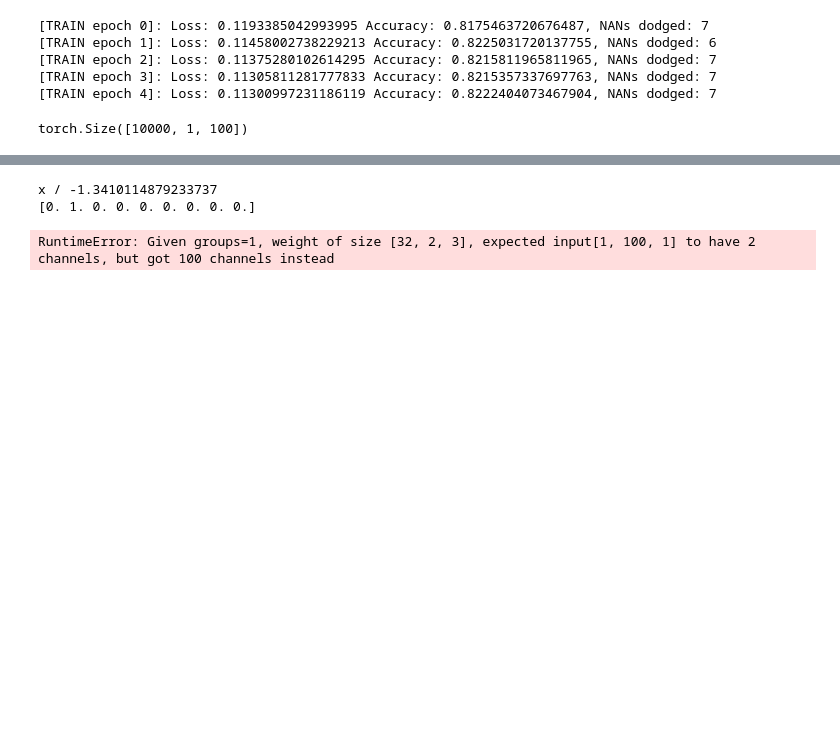
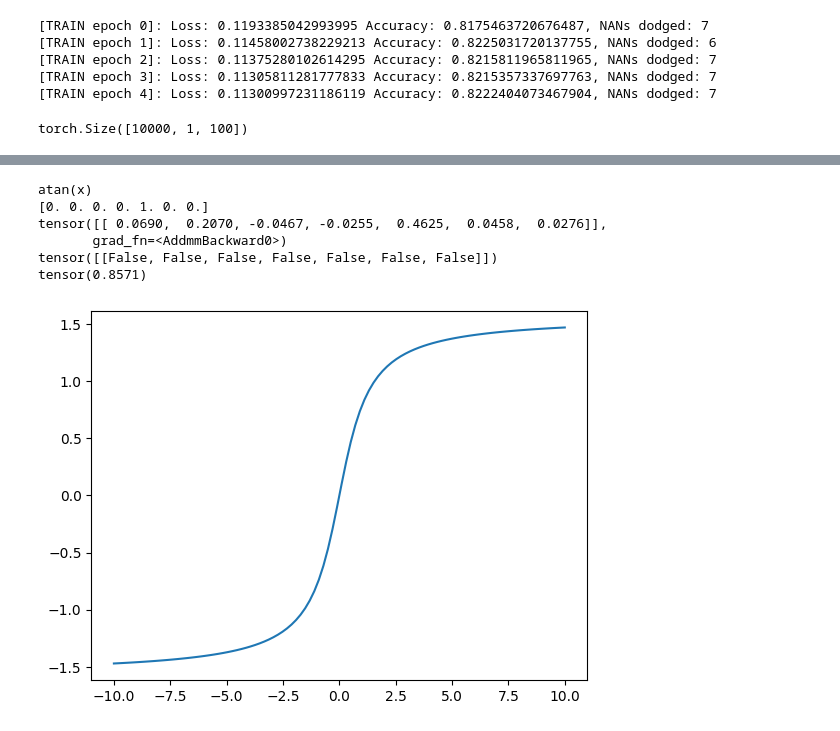
Before and after one commit to hgruniaux/MLP-SymReg, a Jupyter notebook: test.ipynb, the cells around one changed output, grey strips where cells are left out. Drawn from its saved outputs; the diff is of its cells as text; code cells hidden in the pictures; blank space fills up the shorter version.

```diff
--- a/test.ipynb
+++ b/test.ipynb
@@ -232,8 +260,8 @@ def train_model(model, dataloader, epochs):
   model.to(device)
   model.train()
 
-  optimizer = torch.optim.Adam(model.parameters(), lr=1e-4, weight_decay=1e-1)
-  loss_fn = nn.CrossEntropyLoss()
+  optimizer = torch.optim.Adam(model.parameters(), lr=1e-4, weight_decay=1e-3)
+  loss_fn = nn.MSELoss()
 
   for epoch in range(epochs):
     running_loss, running_acc = 0.0, 0
@@ -289,13 +317,11 @@ class CNN(nn.Module):
         super(CNN, self).__init__()
 
         # Convolutional layers
-        self.conv1 = nn.Conv1d(in_channels=2, out_channels=32, kernel_size=3, stride=1, padding=1)
-        self.conv2 = nn.Conv1d(in_channels=32, out_channels=64, kernel_size=3, stride=1, padding=1)
+        self.conv1 = nn.Conv1d(in_channels=2, out_channels=16, kernel_size=3, stride=1, padding=1)
 
         # Fully connected layers
-        self.fc1 = nn.Linear(64 * INPUT_SAMPLES, 128)  # 100 is the dimension after conv layers
-        self.fc2 = nn.Linear(128, 64)
-        self.fc3 = nn.Linear(64, 9)
+        self.fc1 = nn.Linear(16 * INPUT_SAMPLES, 128)  # 100 is the dimension after conv layers
+        self.fc2 = nn.Linear(128, OUTPUT_FEATURES)
 
     def forward(self, x):
         # Input shape: [batch_size, 100, 2]
@@ -305,21 +331,19 @@ class CNN(nn.Module):
 
         # Convolutional layers + activation
         x = F.relu(self.conv1(x))
-        x = F.relu(self.conv2(x))
 
         # Flatten
         x = x.view(x.size(0), -1)  # Flatten the tensor
 
         # Fully connected layers + activation
         x = F.relu(self.fc1(x))
-        x = F.relu(self.fc2(x))
 
         # Output layer
-        x = self.fc3(x)
+        x = self.fc2(x)
 
         return x
 # %%
 model = CNN()
-train_model(model, dataloader, 15)
+train_model(model, dataloader, 3)
 test_model(model, testloader)
 # %% [output]
@@ -432,30 +440,35 @@ tensor([[False, False, False, False, False, False, False, False, False]])
 # %%
 import torch.types
 
 
 X = np.linspace(-10, 10, INPUT_SAMPLES)
 options = RandomOptions()
+options.max_depth = MAX_DEPTH
 options.definition_set = X
 
 formula = random_formula(options)
 visitor = VectorVisitor()
 visitor.accept(formula.expr)
 print(formula)
-print(visitor.vector)
+print(visitor.vector[2:])
 
 Y = formula(X)
 
 X_norm, Y_norm = normalize(X, Y, INPUT_SAMPLES)
 Y_norm = torch.tensor(np.array([X_norm,Y_norm]).T, dtype=torch.float32).unsqueeze(0)
 print(model(Y_norm))
 
-preds = model(Y_norm) >= 1
+preds = model(Y_norm) >= THRESHOLD
 print(preds)
-print(torch.sum(preds == visitor.vector) / 9)
+print(torch.sum(preds == visitor.vector[2:]) / OUTPUT_FEATURES)
 
 plt.plot(X, Y)
 plt.show()
 # %% [output]
-x / -1.3410114879233737
-[0. 1. 0. 0. 0. 0. 0. 0. 0.]
+atan(x)
+[0. 0. 0. 0. 1. 0. 0.]
+tensor([[ 0.0690,  0.2070, -0.0467, -0.0255,  0.4625,  0.0458,  0.0276]],
+       grad_fn=<AddmmBackward0>)
+tensor([[False, False, False, False, False, False, False]])
+tensor(0.8571)
-RuntimeError: Given groups=1, weight of size [32, 2, 3], expected input[1, 100, 1] to have 2 channels, but got 100 channels instead
+[figure, added]
```
Also changed, not shown: parts of 7 cells of this notebook, 1 other file.
